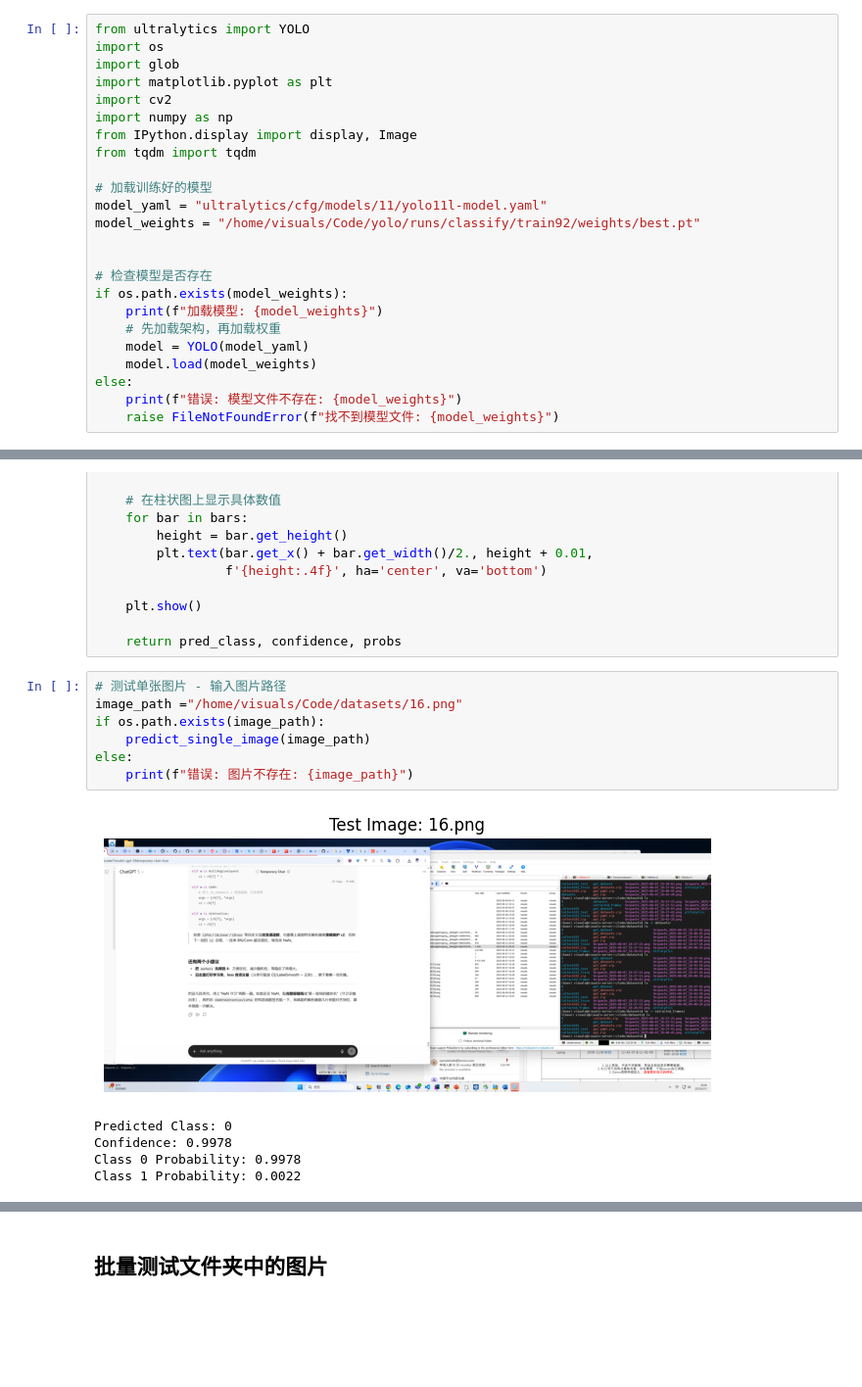
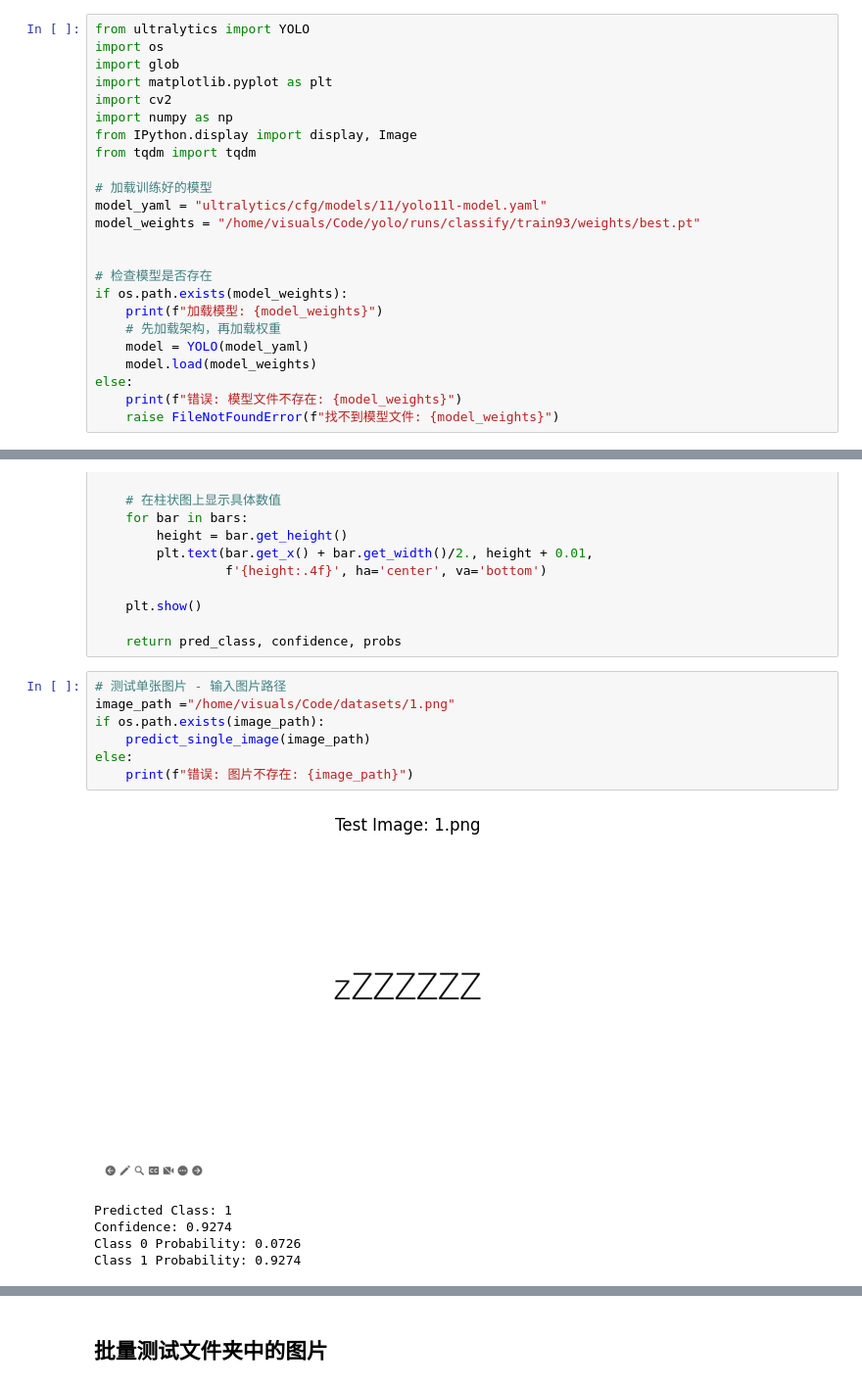
Before and after one commit to ninja119347/yolo, a Jupyter notebook: test.ipynb, the cells around one changed output, grey strips where cells are left out. Shown: that part at 98% size. Saved outputs shown, nothing was run; the diff lists cells and outputs as text; blank space fills up the shorter version.

```diff
--- a/test.ipynb
+++ b/test.ipynb
@@ -14,7 +14,7 @@ from tqdm import tqdm
 
 # 加载训练好的模型
 model_yaml = "ultralytics/cfg/models/11/yolo11l-model.yaml"
-model_weights = "/home/visuals/Code/yolo/runs/classify/train92/weights/best.pt"
+model_weights = "/home/visuals/Code/yolo/runs/classify/train93/weights/best.pt"
 
 
 # 检查模型是否存在
@@ -87,14 +87,14 @@ def predict_single_image(image_path):
     return pred_class, confidence, probs
 # %%
 # 测试单张图片 - 输入图片路径
-image_path ="/home/visuals/Code/datasets/16.png"
+image_path ="/home/visuals/Code/datasets/1.png"
 if os.path.exists(image_path):
     predict_single_image(image_path)
 else:
     print(f"错误: 图片不存在: {image_path}")
 # %% [output]
-[figure, old version]
+[figure, new version]
-Predicted Class: 0
-Confidence: 0.9978
-Class 0 Probability: 0.9978
-Class 1 Probability: 0.0022
+Predicted Class: 1
+Confidence: 0.9274
+Class 0 Probability: 0.0726
+Class 1 Probability: 0.9274
```
Also changed, not shown: parts of 3 cells of this notebook, 3 other files.
